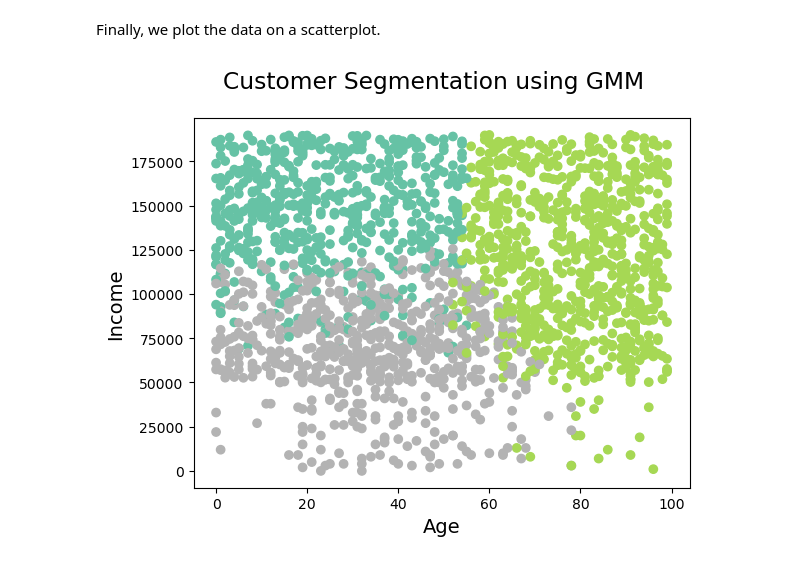
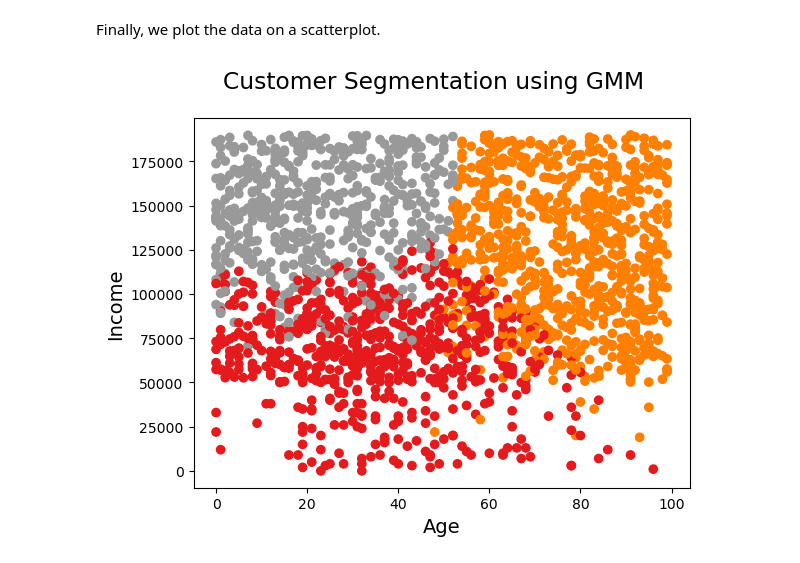
Before and after one commit to aniketadhikari/CS-5805-Blog, a Jupyter notebook: posts/blog 2/post3.ipynb, the cells around one changed output. Saved outputs shown, nothing was run; the diff lists cells and outputs as text; code cells hidden in the pictures.

```diff
--- a/posts/blog 2/post3.ipynb
+++ b/posts/blog 2/post3.ipynb
@@ -40,10 +40,10 @@ customer_data['Cluster'] = cluster_labels
 # %% [markdown]
 Finally, we plot the data on a scatterplot.
 # %%
-plt.scatter(x=customer_data["Age"], y=customer_data["Annual Income ($)"], c=cluster_labels, cmap="Set2")
+plt.scatter(x=customer_data["Age"], y=customer_data["Annual Income ($)"], c=cluster_labels, cmap="Set1")
 plt.xlabel("Age")
 plt.ylabel("Income")
 plt.suptitle('Customer Segmentation using GMM')
 plt.show()
 # %% [output]
-[figure, old version]
+[figure, new version]
```
Also changed, not shown: 9 other files.
